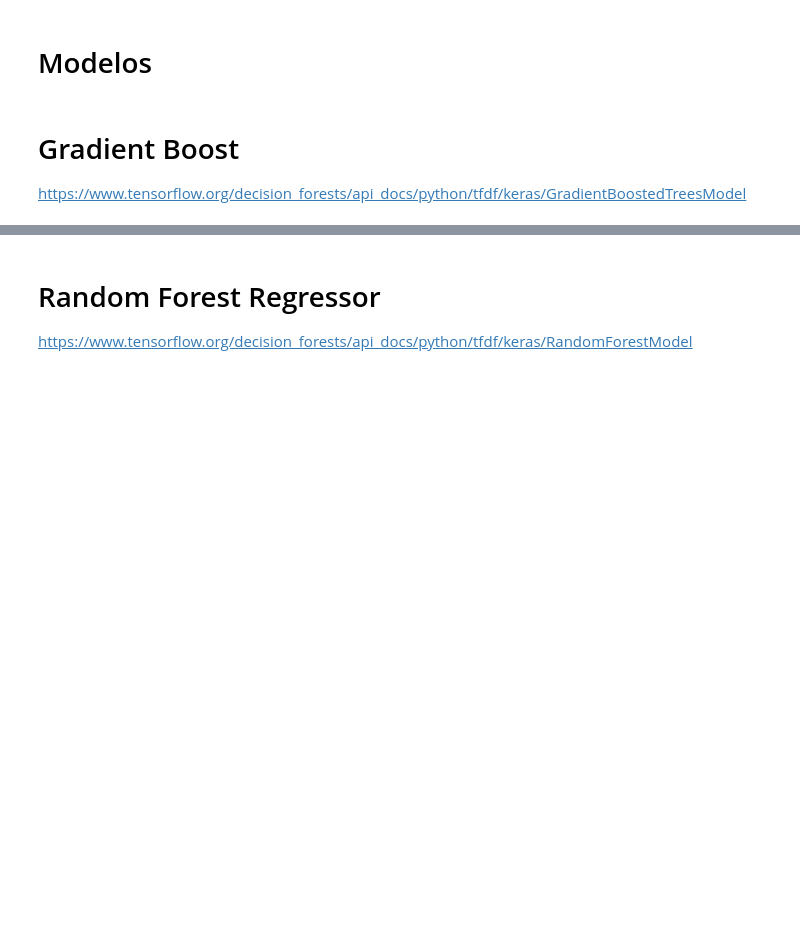
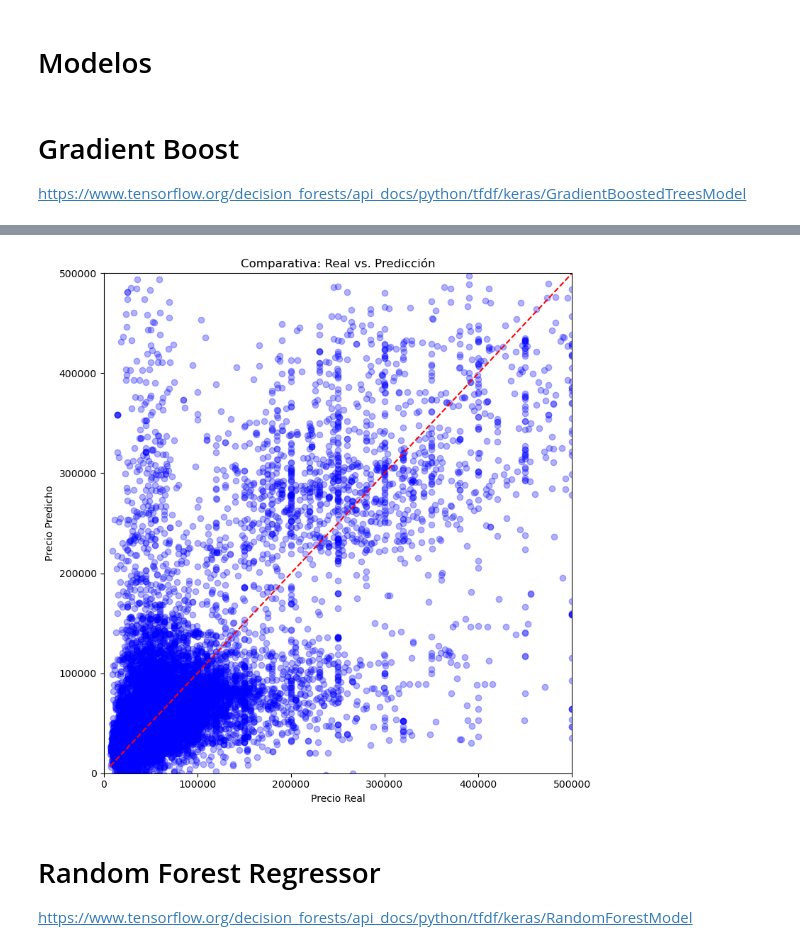
Before and after one commit to branxeto/TareaDataSciene, a Jupyter notebook: Model.ipynb, the cells around one changed output, grey strips where cells are left out. Cells and saved outputs as stored; diff of their text form; code cells hidden in the pictures; blank space fills up the shorter version.

```diff
--- a/Model.ipynb
+++ b/Model.ipynb
@@ -282,3 +276,28 @@ Predicho: $[[ 3.08772734e+04]
+# %%
+all_labels = []
+all_preds = []
+
+for features, labels in test_df:
+    preds = model.predict(features, verbose=0)
+    all_labels.extend(labels.numpy())
+    all_preds.extend(preds.flatten())
+
+# Graficar
+plt.figure(figsize=(8, 8))
+plt.scatter(all_labels, all_preds, alpha=0.3, color='blue')
+plt.plot([min(all_labels), max(all_labels)], [min(all_labels), max(all_labels)], color='red', linestyle='--')
+plt.xlabel("Precio Real")
+plt.ylabel("Precio Predicho")
+plt.title("Comparativa: Real vs. Predicción")
+
+# Limitar los ejes si tienes esos outliers de 100 millones
+plt.xlim(0, 500000)
+plt.ylim(0, 500000)
+
+plt.tight_layout()
+plt.show()
+# %% [output]
+[figure, added]
 # %% [markdown]
 # Random Forest Regressor
 https://www.tensorflow.org/decision_forests/api_docs/python/tfdf/keras/RandomForestModel
```
Also changed, not shown: parts of 4 cells of this notebook.
